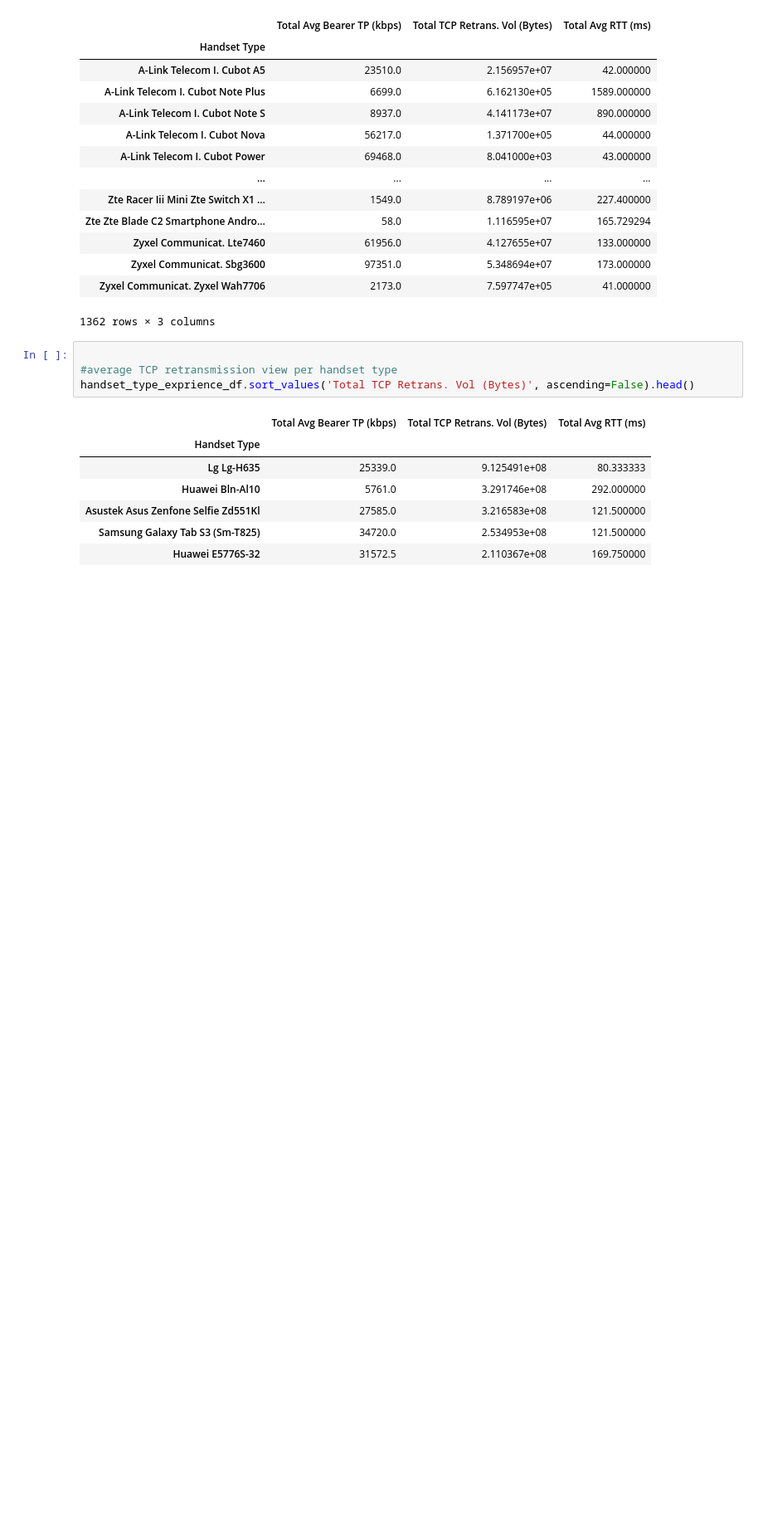
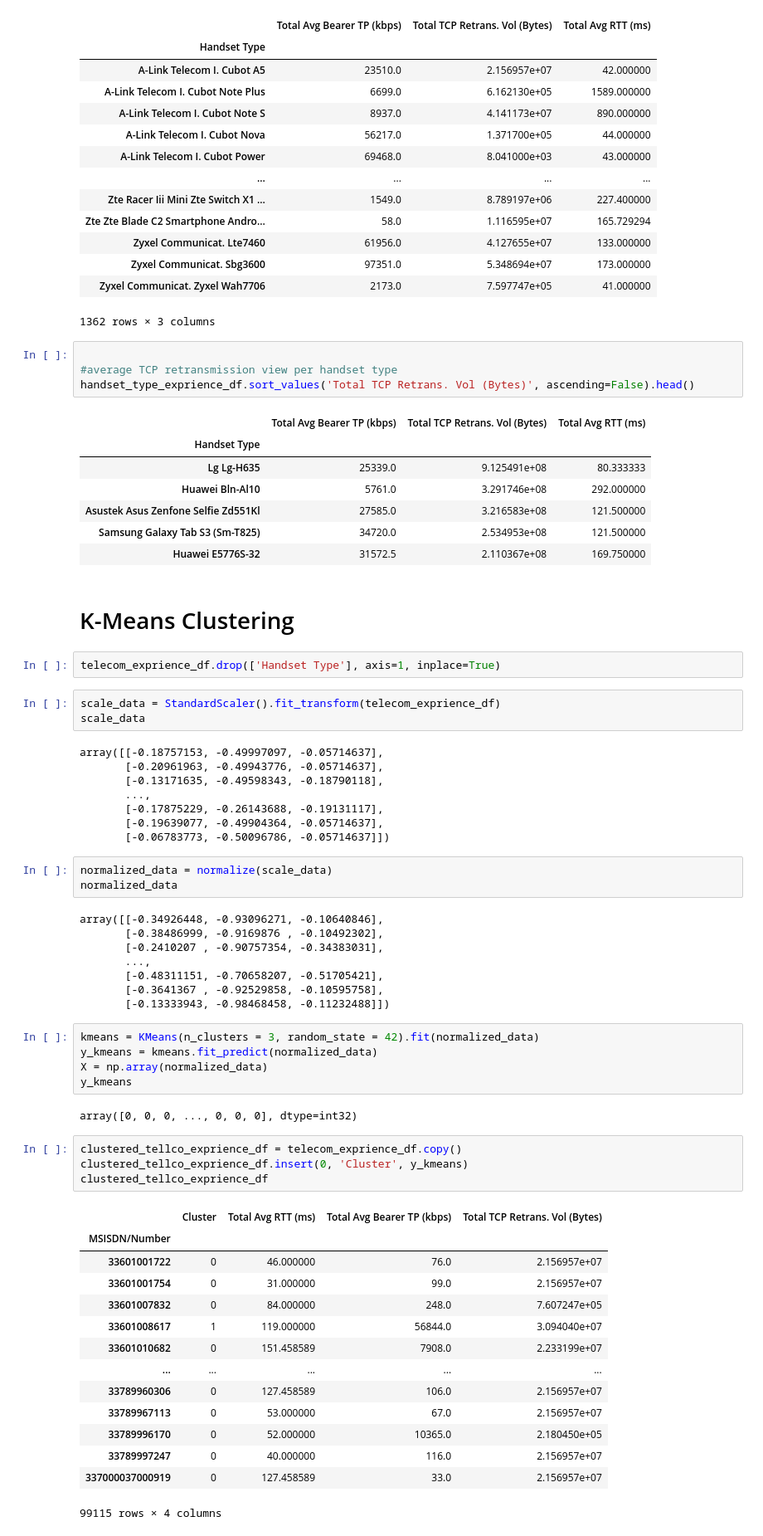
Before and after one commit to zelalemshiferaw/Telecommunication-Data-Analysis, a Jupyter notebook: notebooks/User Experience Analysis.ipynb, the cells around one changed output. Shown: that part at 83% size. Cells and saved outputs as stored; diff of their text form; blank space fills up the shorter version.

Commit message:
Update K-Means Clustering

```diff
--- a/notebooks/User Experience Analysis.ipynb
+++ b/notebooks/User Experience Analysis.ipynb
@@ -296,3 +296,55 @@ handset_type_exprience_df.sort_values('Total TCP Retrans. Vol (Bytes)', ascendin
 | Asustek Asus Zenfone Selfie Zd551Kl | 27585.0 | 3.216583e+08 | 121.500000 |
 | Samsung Galaxy Tab S3 (Sm-T825) | 34720.0 | 2.534953e+08 | 121.500000 |
 | Huawei E5776S-32 | 31572.5 | 2.110367e+08 | 169.750000 |
+# %% [markdown]
+# K-Means Clustering
+# %%
+telecom_exprience_df.drop(['Handset Type'], axis=1, inplace=True)
+# %%
+scale_data = StandardScaler().fit_transform(telecom_exprience_df)
+scale_data
+# %% [output]
+array([[-0.18757153, -0.49997097, -0.05714637],
+       [-0.20961963, -0.49943776, -0.05714637],
+       [-0.13171635, -0.49598343, -0.18790118],
+       ...,
+       [-0.17875229, -0.26143688, -0.19131117],
+       [-0.19639077, -0.49904364, -0.05714637],
+       [-0.06783773, -0.50096786, -0.05714637]])
+# %%
+normalized_data = normalize(scale_data)
+normalized_data
+# %% [output]
+array([[-0.34926448, -0.93096271, -0.10640846],
+       [-0.38486999, -0.9169876 , -0.10492302],
+       [-0.2410207 , -0.90757354, -0.34383031],
+       ...,
+       [-0.48311151, -0.70658207, -0.51705421],
+       [-0.3641367 , -0.92529858, -0.10595758],
+       [-0.13333943, -0.98468458, -0.11232488]])
+# %%
+kmeans = KMeans(n_clusters = 3, random_state = 42).fit(normalized_data)
+y_kmeans = kmeans.fit_predict(normalized_data)
+X = np.array(normalized_data)
+y_kmeans
+# %% [output]
+array([0, 0, 0, ..., 0, 0, 0], dtype=int32)
+# %%
+clustered_tellco_exprience_df = telecom_exprience_df.copy()
+clustered_tellco_exprience_df.insert(0, 'Cluster', y_kmeans)
+clustered_tellco_exprience_df
+# %% [output]
+|  | Cluster | Total Avg RTT (ms) | Total Avg Bearer TP (kbps) | Total TCP Retrans. Vol (Bytes) |
+| MSISDN/Number |  |  |  |  |
+| 33601001722 | 0 | 46.000000 | 76.0 | 2.156957e+07 |
+| 33601001754 | 0 | 31.000000 | 99.0 | 2.156957e+07 |
+| 33601007832 | 0 | 84.000000 | 248.0 | 7.607247e+05 |
+| 33601008617 | 1 | 119.000000 | 56844.0 | 3.094040e+07 |
+| 33601010682 | 0 | 151.458589 | 7908.0 | 2.233199e+07 |
+| ... | ... | ... | ... | ... |
+| 33789960306 | 0 | 127.458589 | 106.0 | 2.156957e+07 |
+| 33789967113 | 0 | 53.000000 | 67.0 | 2.156957e+07 |
+| 33789996170 | 0 | 52.000000 | 10365.0 | 2.180450e+05 |
+| 33789997247 | 0 | 40.000000 | 116.0 | 2.156957e+07 |
+| 337000037000919 | 0 | 127.458589 | 33.0 | 2.156957e+07 |
+99115 rows × 4 columns
```
